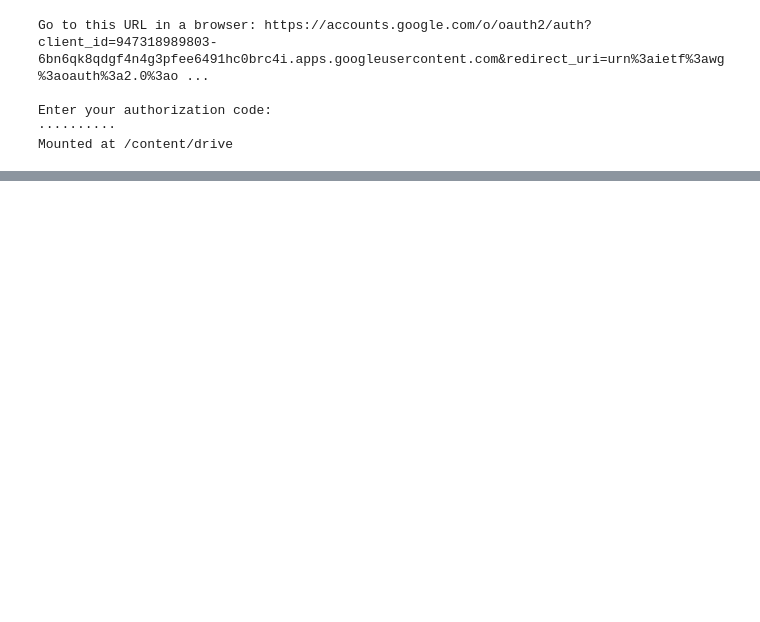
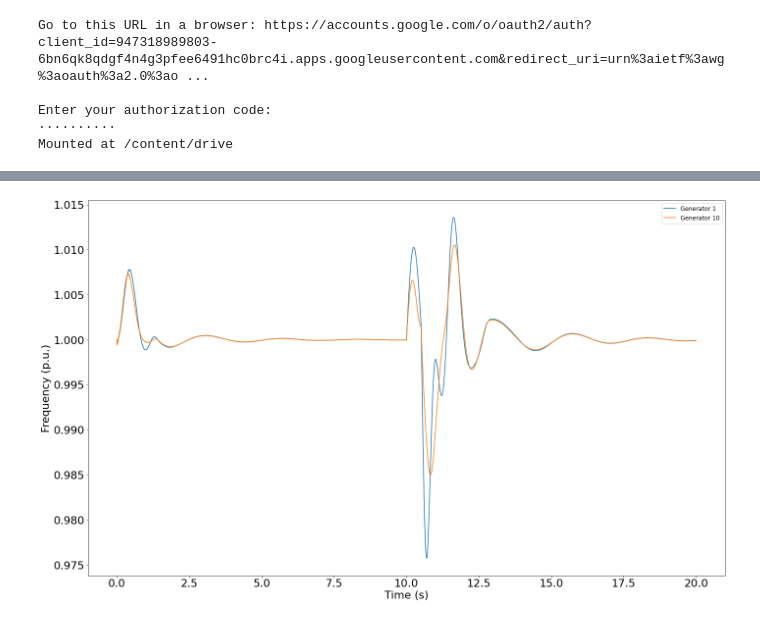
Before and after one commit to Iceegan/BayesianAnomalyDetection, a Jupyter notebook: ZoneNData_Overview.ipynb, the cells around one changed output, grey strips where cells are left out. Cells and saved outputs as stored; diff of their text form; code cells hidden in the pictures; blank space fills up the shorter version.

```diff
--- a/ZoneNData_Overview.ipynb
+++ b/ZoneNData_Overview.ipynb
@@ -103,0 +53,3 @@ pd.read_csv('buses.csv')
+# %%
+event1Freq = event1Bus = pd.read_csv('B7Grounding_abcFault/freq.csv', index_col='time')
+event1Freq.head()
@@ -103,0 +64,11 @@ pd.read_csv('buses.csv')
+# %%
+fig, ax = plt.subplots(figsize=(20,12))
+ax.plot(event1Freq.index, event1Freq['SM1wm'], label='Generator 1')
+ax.plot(event1Freq.index, event1Freq['SM10wm'], label='Generator 10')
+ax.set_ylabel('Frequency (p.u.)')
+ax.set_xlabel('Time (s)')
+ax.legend()
+plt.tight_layout()
+plt.show()
+# %% [output]
+[figure, added]
```
Also changed, not shown: parts of 12 cells of this notebook.
